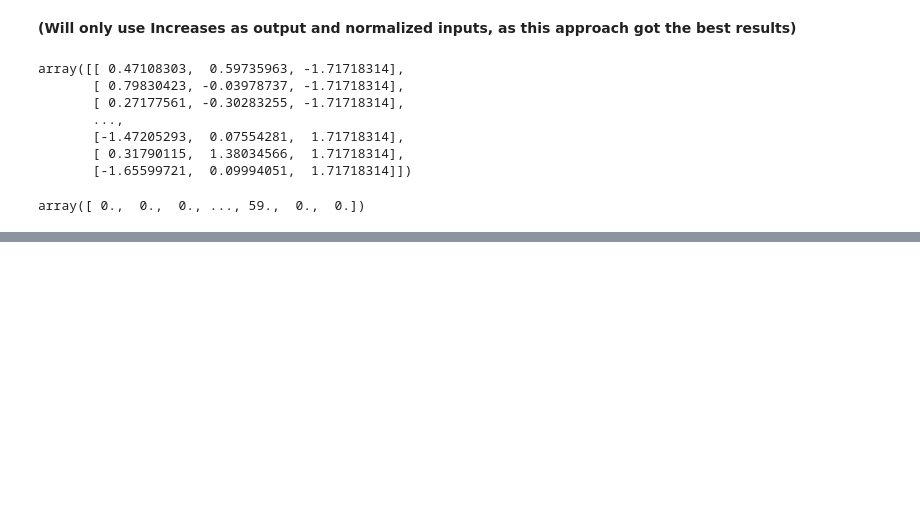
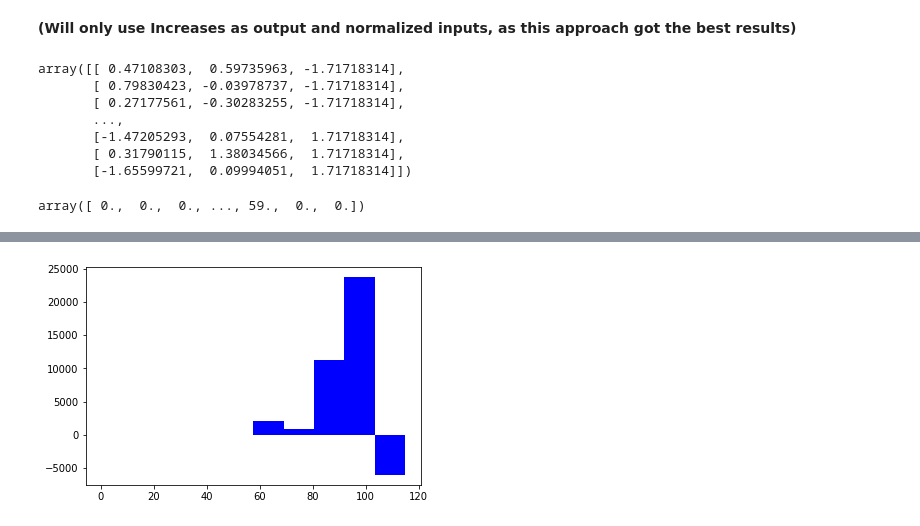
Before and after one commit to EduRibeiro00/CovidForecast-feup-iart, a Jupyter notebook: proj2/covid_analysis_rf.ipynb, the cells around one changed output, grey strips where cells are left out. Drawn from its saved outputs; the diff is of its cells as text; code cells hidden in the pictures; blank space fills up the shorter version.

```diff
--- a/proj2/covid_analysis_rf.ipynb
+++ b/proj2/covid_analysis_rf.ipynb
@@ -1518,0 +1559,16 @@ KeyboardInterrupt:
+# %%
+usa_df = recovered_df.loc[df["Country/Region"] == "US"]
+usa_inputs = usa_df[["Lat_norm", "Long_norm", "Num_days_from_begin_norm"]].values
+usa_outputs = usa_df["Recovered_inc"].values
+days_list = recovered_df["Num_days_from_begin"].unique()
+usa_pred_output = rf_estimator.predict(usa_inputs)
+
+first_day = df["Date"].min()
+last_day = df["Date"].max()
+
+diff_list = np.subtract(usa_outputs, usa_pred_output)
+
+plt.hist(days_list, weights=diff_list, color='blue', label="")
+plt.show()
+# %% [output]
+[figure, added]
```
Also changed, not shown: parts of 9 cells of this notebook.
